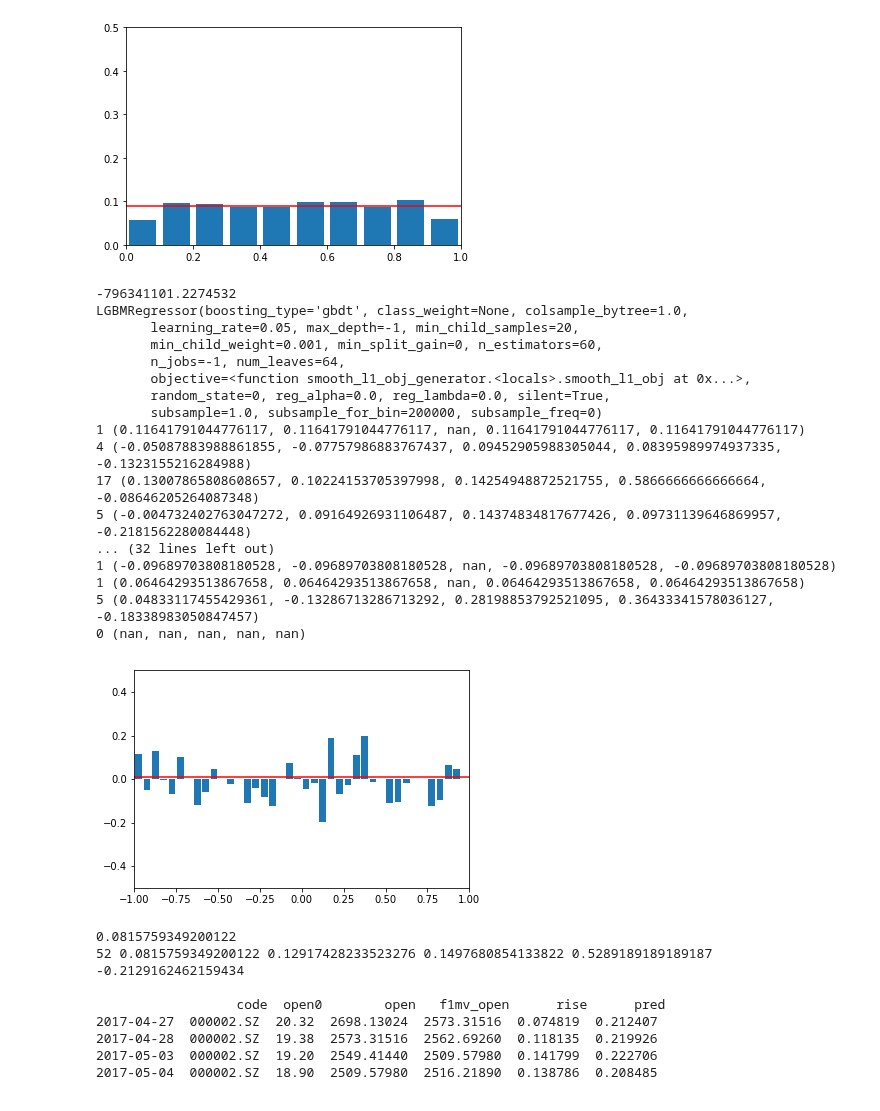
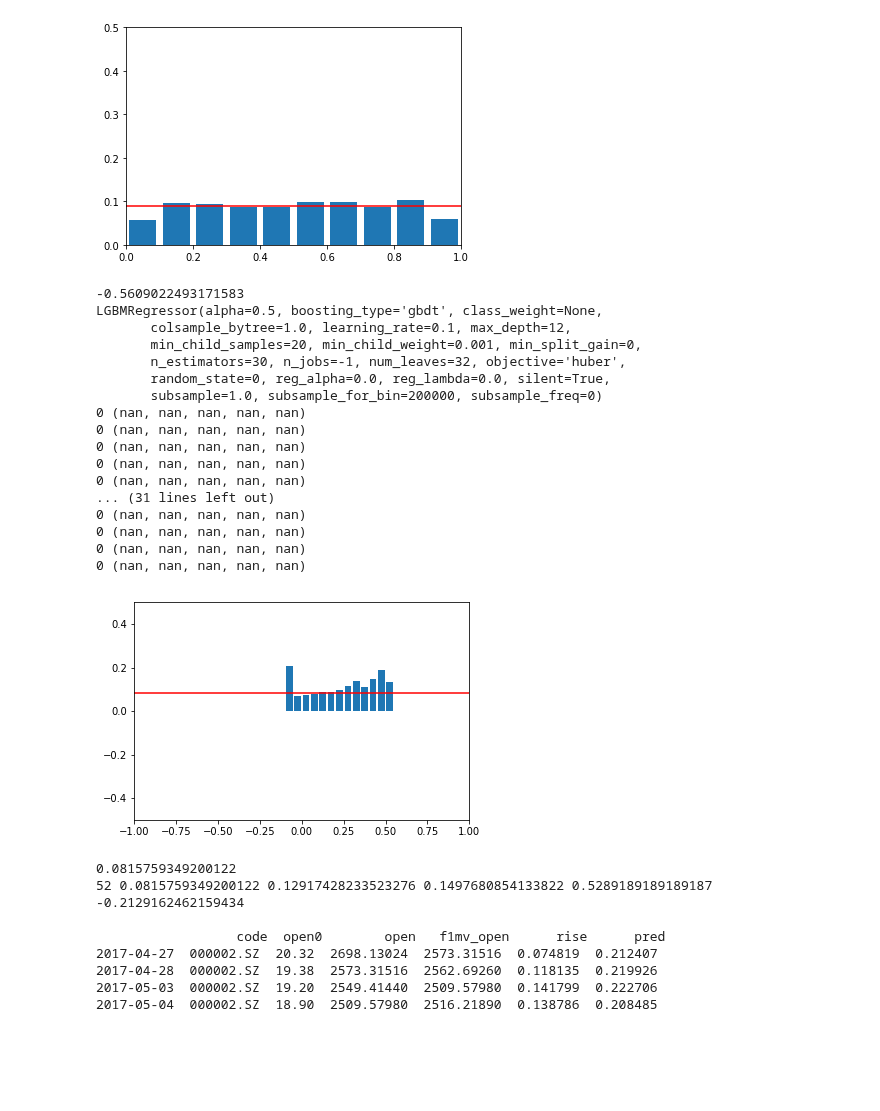
Before and after one commit to Bantorra0/Quant, a Jupyter notebook: test_clf.ipynb, the cells around one changed output. Drawn from its saved outputs; the diff is of its cells as text; code cells hidden in the pictures; blank space fills up the shorter version.

Commit message:
Try different objective and sample_weight.

```diff
--- a/test_clf.ipynb
+++ b/test_clf.ipynb
@@ -231,20 +231,22 @@ for code, df in df_combined[cond].groupby("code"):
                   code  open0     open  f1mv_open      rise      pred
 2017-05-09  603799.SH   44.0  44.2640    43.8616  0.094037  0.731686
 2017-05-23  603799.SH   42.7  42.9562    42.5035  0.379645  0.730326
+# %%
+
+k = 100
+models["model_l_high_reg"] = lgbm.LGBMRegressor(
+    n_estimators=30, num_leaves=32,
+    max_depth=12,
+    random_state=0,
+    min_child_samples=20,
+    min_split_gain=0,
+    learning_rate=0.1,
+    # min_child_weight=0,
+    objective = "huber",
+    alpha = 0.5
+    # reg_lambda=1e-5
+)
 # %%
-
-k = 100
-models["model_l_high_reg"] = lgbm.LGBMRegressor(
-    n_estimators=60, num_leaves=64,
-    max_depth=-1,
-    random_state=0,
-    min_child_samples=20,
-    min_split_gain=0,
-    learning_rate=0.05,
-    # min_child_weight=0,
-    objective = cus_obj.smooth_l1_obj_generator(k),
-    # reg_lambda=1e-5
-)
 
 # models["model_l_high_reg"] = xgb.XGBRegressor(
 #     n_estimators=30,
@@ -261,8 +263,8 @@ sample_weight = np.abs(Y_train[ycol])
 sample_weight = sample_weight/np.mean(sample_weight)
 
 t1 = time.time()
-# models["model_l_high_reg"].fit(X_train, Y_train[ycol],sample_weight=sample_weight)
-models["model_l_high_reg"].fit(X_train, Y_train[ycol])
+models["model_l_high_reg"].fit(X_train, Y_train[ycol],sample_weight=sample_weight)
+# models["model_l_high_reg"].fit(X_train, Y_train[ycol])
 t2 = time.time()
 print(t2-t1)
 # %% [output]
@@ -396,51 +398,52 @@ n = int(1/interval)
 x0 = np.arange(n+1)*interval
 y0 = np.ones(x0.shape)* Y_test[ycol].mean()
 
-ycol2 = "y_l"
+
+ycol2 = "y_l_rise"
 
 
 y1 = []
 cnt1 = []
 for i in range(-n,n):
     p0 = i*interval
     p1 = (i+1)*interval
     cond=(p0 < Y_test_pred_reg[ycol]) & (Y_test_pred_reg[ycol] <=p1)
     cnt1.append(sum(cond))
     y1.append((Y_test[ycol2][cond].mean(), Y_test[ycol2][cond].median(),
                Y_test[ycol2][cond].std(),Y_test[ycol2][cond].max(),Y_test[
                    ycol2][cond].min()))
 for c,p in zip(cnt1,y1):
     print(c,p)
 
 plt.bar(np.arange(-n,n)*interval+interval/2,[mean for mean,_, _,_,_ in y1],
         width=0.8*interval)
 
 x0 = np.arange(-n,n+1)*interval
 y0 = np.ones(x0.shape)* Y_test[ycol2].mean()
 plt.plot(x0,y0,color='r')
 # plt.plot(x,y1,color='r')
 plt.xlim(-1,1)
 plt.ylim(-0.5,0.5)
 plt.show()
 # %% [output]
--796341101.2274532
-LGBMRegressor(boosting_type='gbdt', class_weight=None, colsample_bytree=1.0,
-       learning_rate=0.05, max_depth=-1, min_child_samples=20,
-       min_child_weight=0.001, min_split_gain=0, n_estimators=60,
-       n_jobs=-1, num_leaves=64,
-       objective=<function smooth_l1_obj_generator.<locals>.smooth_l1_obj at 0x...>,
+-0.5609022493171583
+LGBMRegressor(alpha=0.5, boosting_type='gbdt', class_weight=None,
+       colsample_bytree=1.0, learning_rate=0.1, max_depth=12,
+       min_child_samples=20, min_child_weight=0.001, min_split_gain=0,
+       n_estimators=30, n_jobs=-1, num_leaves=32, objective='huber',
        random_state=0, reg_alpha=0.0, reg_lambda=0.0, silent=True,
        subsample=1.0, subsample_for_bin=200000, subsample_freq=0)
-1 (0.11641791044776117, 0.11641791044776117, nan, 0.11641791044776117, 0.11641791044776117)
-4 (-0.05087883988861855, -0.07757986883767437, 0.09452905988305044, 0.08395989974937335, -0.1323155216284988)
-17 (0.13007865808608657, 0.10224153705397998, 0.14254948872521755, 0.5866666666666664, -0.08646205264087348)
-5 (-0.004732402763047272, 0.09164926931106487, 0.14374834817677426, 0.09731139646869957, -0.2181562280084448)
-... (32 lines left out)
-1 (-0.09689703808180528, -0.09689703808180528, nan, -0.09689703808180528, -0.09689703808180528)
-1 (0.06464293513867658, 0.06464293513867658, nan, 0.06464293513867658, 0.06464293513867658)
-5 (0.04833117455429361, -0.13286713286713292, 0.28198853792521095, 0.36433341578036127, -0.18338983050847457)
 0 (nan, nan, nan, nan, nan)
+0 (nan, nan, nan, nan, nan)
+0 (nan, nan, nan, nan, nan)
+0 (nan, nan, nan, nan, nan)
+0 (nan, nan, nan, nan, nan)
+... (31 lines left out)
+0 (nan, nan, nan, nan, nan)
+0 (nan, nan, nan, nan, nan)
+0 (nan, nan, nan, nan, nan)
+0 (nan, nan, nan, nan, nan)
-[figure, old version]
+[figure, new version]
 # %%
 cond = Y_test_pred_reg[ycol]>0.2
 print(Y_test[ycol][cond].mean())
```
Also changed, not shown: parts of 4 cells of this notebook, 3 other files.
